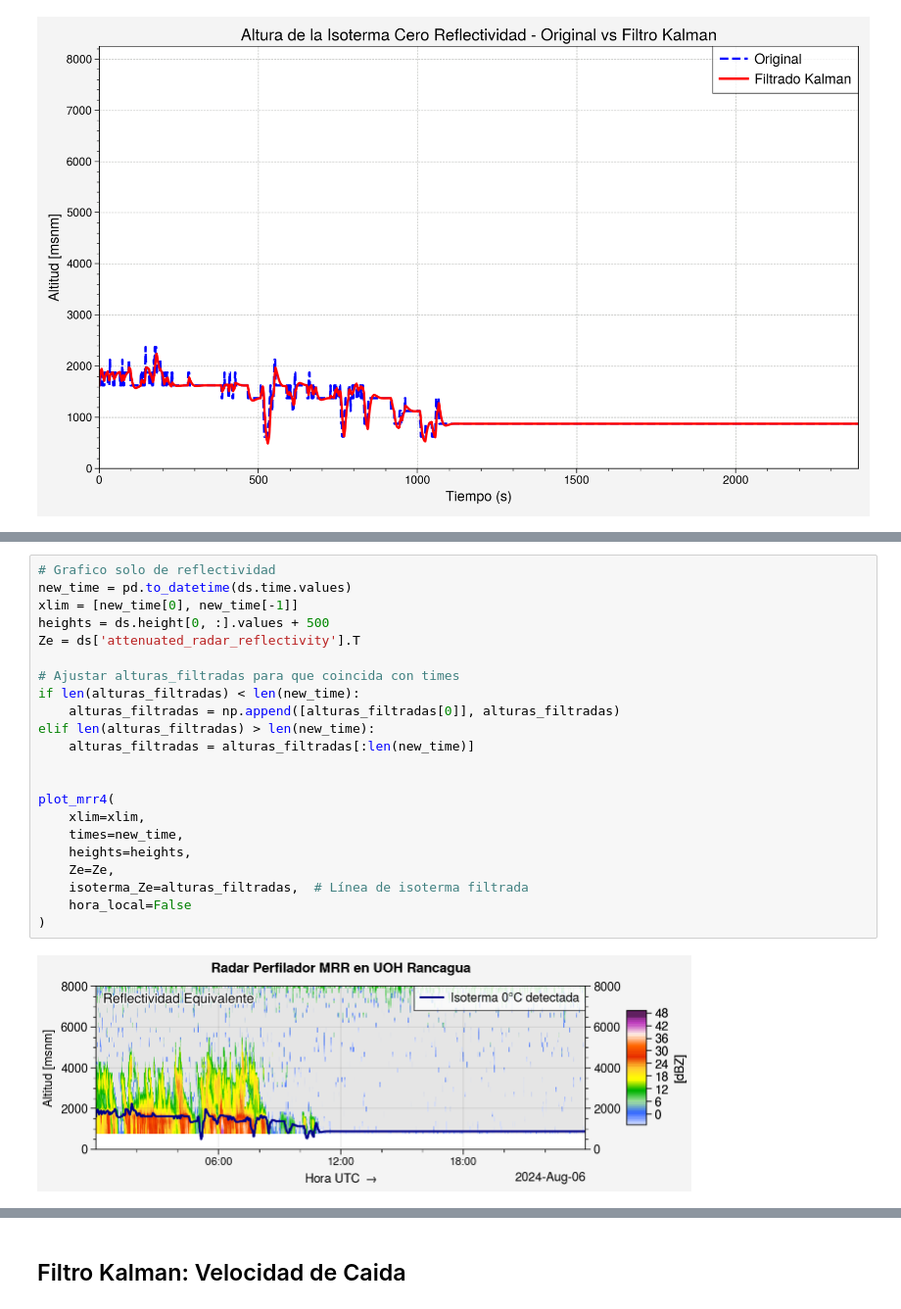
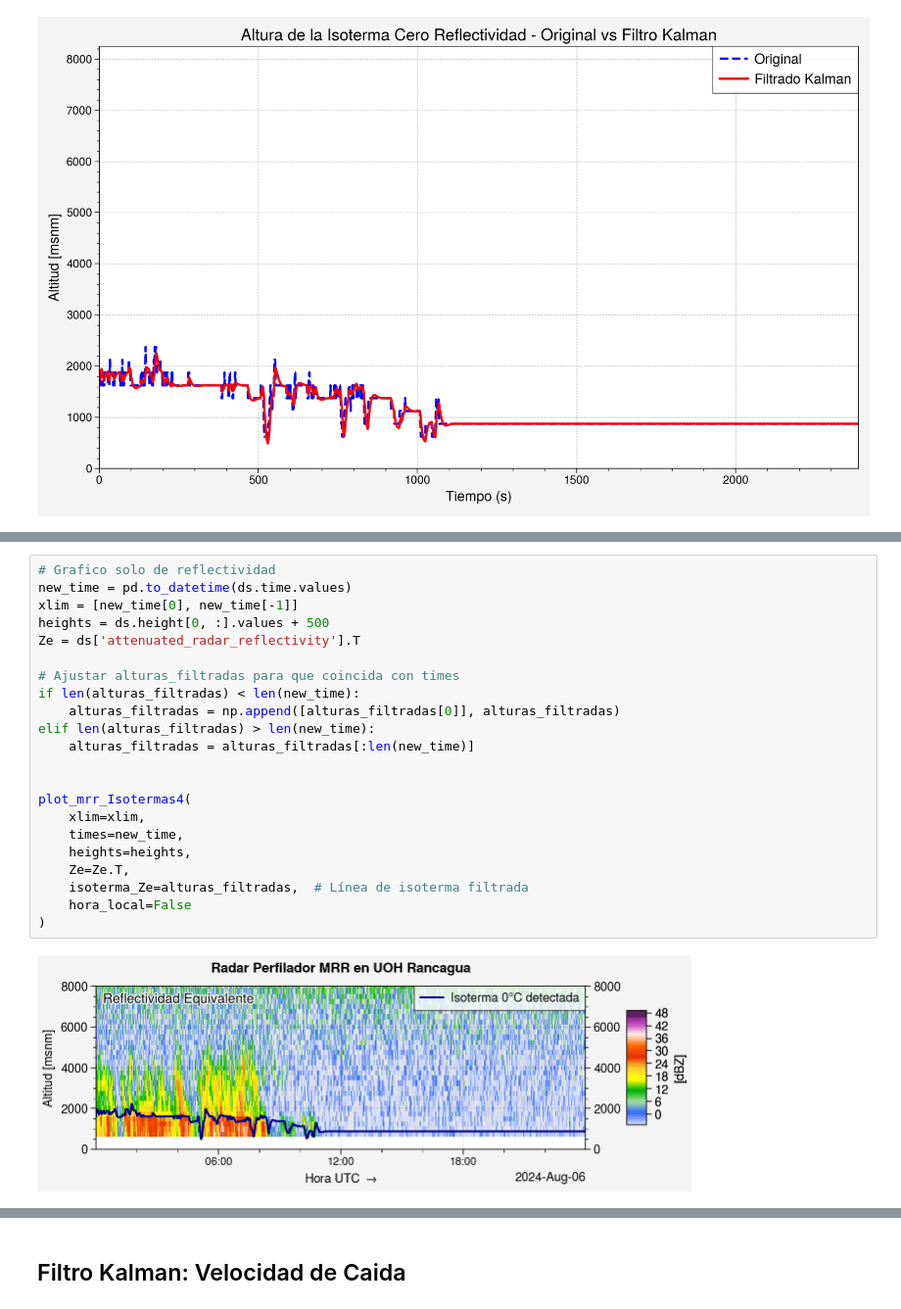
Before and after one commit to Ynoc01/RadarVisualisation, a Jupyter notebook: PlotRadar/PlotRadar_Isoterma.ipynb, the cells around one changed output, grey strips where cells are left out. Shown at 98% size. Saved outputs shown, nothing was run; the diff lists cells and outputs as text.

```diff
--- a/PlotRadar/PlotRadar_Isoterma.ipynb
+++ b/PlotRadar/PlotRadar_Isoterma.ipynb
@@ -689,27 +708,27 @@ def plot_mrr4(xlim, times, heights, Ze, Vf=None, isoterma_Ze=None, isoterma_Vf=N
 # %%
 # Grafico solo de reflectividad
 new_time = pd.to_datetime(ds.time.values)
 xlim = [new_time[0], new_time[-1]]
 heights = ds.height[0, :].values + 500
 Ze = ds['attenuated_radar_reflectivity'].T
 
 # Ajustar alturas_filtradas para que coincida con times
 if len(alturas_filtradas) < len(new_time):
     alturas_filtradas = np.append([alturas_filtradas[0]], alturas_filtradas)
 elif len(alturas_filtradas) > len(new_time):
     alturas_filtradas = alturas_filtradas[:len(new_time)]
 
 
-plot_mrr4(
+plot_mrr_Isotermas4(
     xlim=xlim,
     times=new_time,
     heights=heights,
-    Ze=Ze,
+    Ze=Ze.T,
     isoterma_Ze=alturas_filtradas,  # Línea de isoterma filtrada
     hora_local=False
 )
 # %% [output]
-[figure, old version]
+[figure, new version]
 # %%
 #Queda este obsoleto xd
 
```
Also changed, not shown: parts of 8 cells of this notebook.
